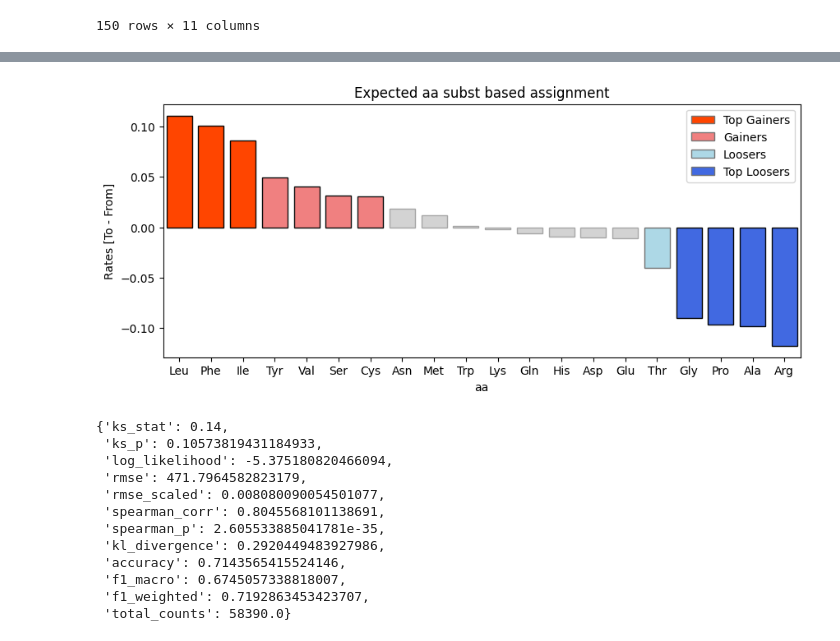
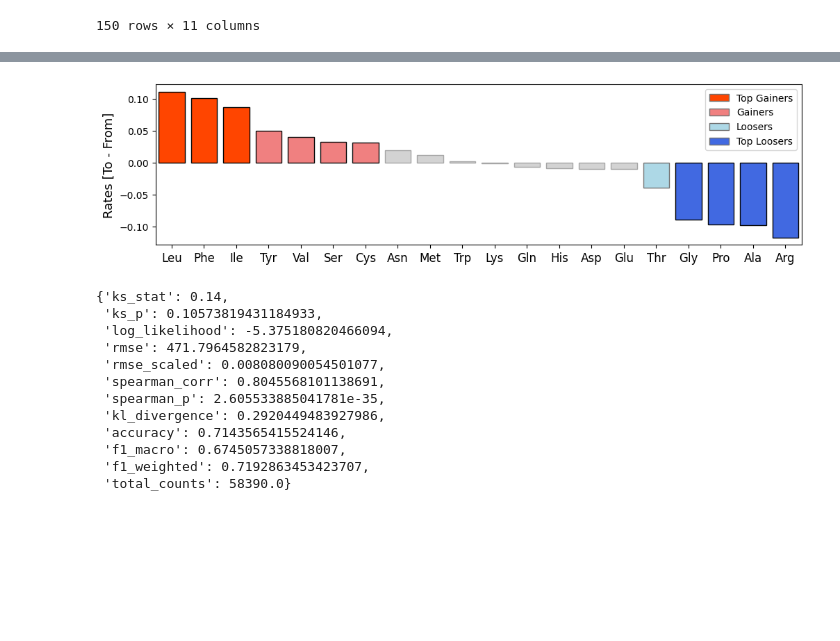
Before and after one commit to mitoclub/RNAViralMutSpec, a Jupyter notebook: sars-cov-2_aa_subst/process.ipynb, the cells around one changed output, grey strips where cells are left out. Drawn from its saved outputs; the diff is of its cells as text; code cells hidden in the pictures; blank space fills up the shorter version.

Commit message:
update images for sars aa subst

```diff
--- a/sars-cov-2_aa_subst/process.ipynb
+++ b/sars-cov-2_aa_subst/process.ipynb
@@ -354,46 +355,52 @@ aa_subst
 | 166 | Val | Phe | 1343.0 | 0.080152 | 846.181966 | 4.776800 | 1230.303275 | -384.121309 | 0.014492 | ... |
 150 rows × 11 columns
 # %%
-freqs_from = exp_aa_subst_matrix.sum(1) - exp_aa_subst_matrix.values.diagonal()
-freqs_to = exp_aa_subst_matrix.sum(0) - exp_aa_subst_matrix.values.diagonal()
+freqs_from = (exp_aa_subst_matrix.sum(1) - exp_aa_subst_matrix.values.diagonal()).copy()
+freqs_to = (exp_aa_subst_matrix.sum(0) - exp_aa_subst_matrix.values.diagonal()).copy()
+max_flow_value = max(freqs_to.max(), freqs_from.max())+0.1
 
-
-fig, axs = plt.subplots(2, 3, figsize=(12, 10),
+fig, axs = plt.subplots(2, 3, figsize=(11, 10),
                         width_ratios=[0.1, 1, .05], height_ratios=[1, 0.1])
-sns.heatmap(exp_aa_subst_matrix, annot=False, fmt=".2f", ax=axs[0, 1], cbar_ax=axs[0, 2],
-            cmap='coolwarm', cbar_kws={'label': 'Substitution rate'}, mask=exp_aa_subst_matrix==0,
+sns.heatmap(exp_aa_subst_matrix, annot=False, fmt=".2f",
+            ax=axs[0, 1], cbar_ax=axs[0, 2], cmap='coolwarm',
+            cbar_kws={'label': 'Substitution rate'},
+            mask=exp_aa_subst_matrix==0,
 )
 axs[0, 1].set_ylabel('')
 axs[0, 1].set_xlabel('')
 axs[0, 1].set_xticks([])
 axs[0, 1].set_yticks([])
-axs[0, 1].set_title('Expected substitution rates between amino acids')
+# axs[0, 1].set_title('Expected substitution rates between amino acids')
 
 sns.barplot(freqs_from.reset_index(), y='aa1', x=0, ax=axs[0, 0],
             color='lightgray', edgecolor='black')
-axs[0, 0].set_ylabel('From')
+axs[0, 0].set_ylabel('From', fontsize=14)
 axs[0, 0].set_xlabel('')
 axs[0, 0].spines['top'].set_visible(False)
 axs[0, 0].spines['right'].set_visible(False)
 axs[0, 0].spines['bottom'].set_visible(False)
 axs[0, 0].spines['left'].set_visible(False)
 axs[0, 0].invert_xaxis()
+axs[1, 1].set_ylim(0, max_flow_value)
 axs[0, 0].set_xticks([])
+axs[0, 0].set_yticklabels(axs[0, 0].get_yticklabels(), fontsize=12)
 
 sns.barplot(freqs_to.reset_index(), x='aa2', y=0, ax=axs[1, 1],
             color='lightgray', edgecolor='black')
 axs[1, 1].set_ylabel('')
-axs[1, 1].set_xlabel('To')
+axs[1, 1].set_xlabel('To', fontsize=14)
 axs[1, 1].spines['top'].set_visible(False)
 axs[1, 1].spines['right'].set_visible(False)
 axs[1, 1].spines['bottom'].set_visible(False)
 axs[1, 1].spines['left'].set_visible(False)
 axs[1, 1].invert_yaxis()
+axs[1, 1].set_ylim(max_flow_value, 0)
 axs[1, 1].set_yticks([])
+axs[1, 1].set_xticklabels(axs[1, 1].get_xticklabels(), fontsize=12)
 
 axs[1, 0].remove()
 axs[1, 2].remove()
 
 plt.tight_layout()
-# plt.savefig('figures/exp_exp_aa_subst_matrix.pdf')
+plt.savefig('figures/exp_exp_aa_subst_matrix_20A.pdf')
 plt.show()
@@ -400,42 +409,44 @@ plt.show()
 # %%
-_freqs_to = freqs_to / freqs_to.sum()
-_freqs_from = freqs_from / freqs_from.sum()
+_freqs_to = (freqs_to / freqs_to.sum()).copy()
+_freqs_from = (freqs_from / freqs_from.sum()).copy()
 _freqs_to.index.name = 'aa'
 _freqs_from.index.name = 'aa'
 
-plt.figure(figsize=(10, 4))
+plt.figure(figsize=(12, 3))
 ax = sns.barplot((_freqs_to - _freqs_from).sort_values(ascending=False).reset_index(),
             x='aa', y=0, color='lightgray', edgecolor=".65")
 
 for bar in ax.patches:
     if bar.get_height() > 0.05:
         bar.set_color('orangered')
         bar.set_edgecolor('0.02')
     elif bar.get_height() > 0.02:
         bar.set_color('lightcoral')
         bar.set_edgecolor('0.05')
     elif bar.get_height() < -0.05:
         bar.set_color('royalblue')
         bar.set_edgecolor('0.02')
     elif bar.get_height() < -0.02:
         bar.set_color('lightblue')
         bar.set_edgecolor('0.45')
 
 plt.legend([
     plt.Rectangle((0,0),1,1,fc="orangered", edgecolor = '0.45'),
     plt.Rectangle((0,0),1,1,fc="lightcoral", edgecolor = '0.45'),
     plt.Rectangle((0,0),1,1,fc='lightblue', edgecolor = '0.45'),
     plt.Rectangle((0,0),1,1,fc='royalblue', edgecolor = '0.45'),
     ],[
         'Top Gainers', 'Gainers', 'Loosers', 'Top Loosers'],
     loc='upper right')
 
-plt.title(f'Expected aa subst based assignment')
-plt.ylabel('Rates [To - From]')
-# plt.savefig('./figures/aa_diff_rates_vert_cytb.pdf')
+# plt.title(f'Expected aa subst based assignment')
+plt.ylabel('Rates [To - From]', fontsize=13)
+plt.xlabel('')
+plt.xticks(fontsize=12)
+plt.savefig('./figures/aa_diff_rates_vert_cytb.pdf')
 plt.show()
 # %% [output]
-[figure, old version]
+[figure, new version]
 # %%
 def calc_accuracy(y_true, y_pred):
     '''Acc = Sum(TP1, TP2, …, TPn)/total_obs_cnt'''
```
Also changed, not shown: parts of 9 cells of this notebook, 4 other files.
